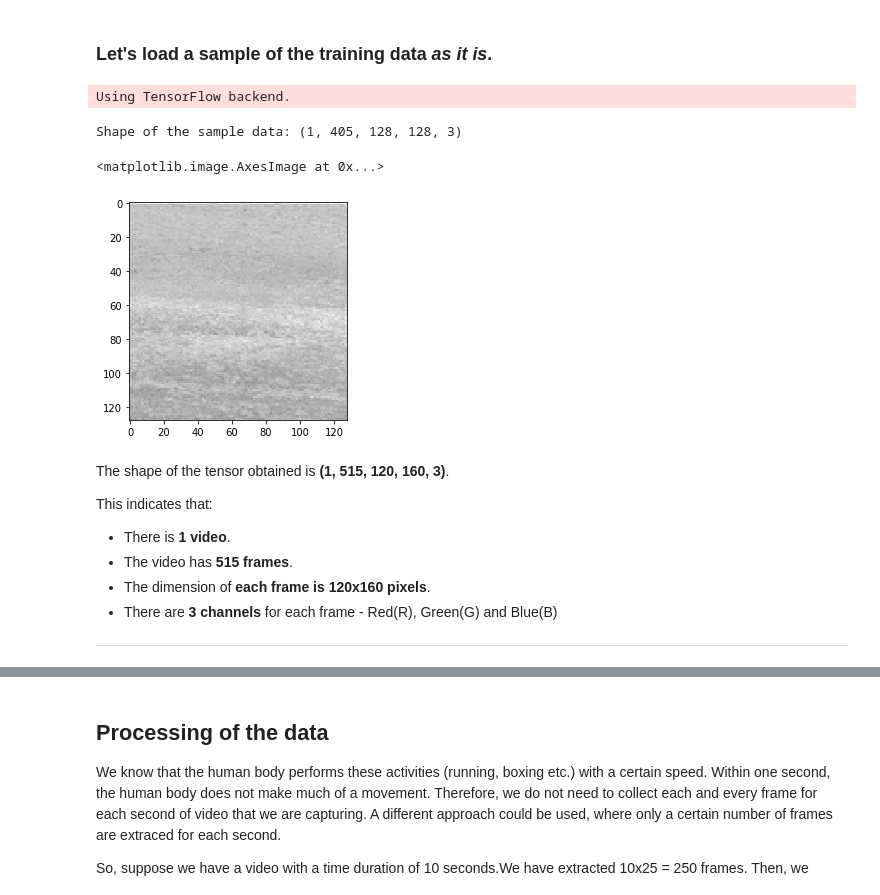
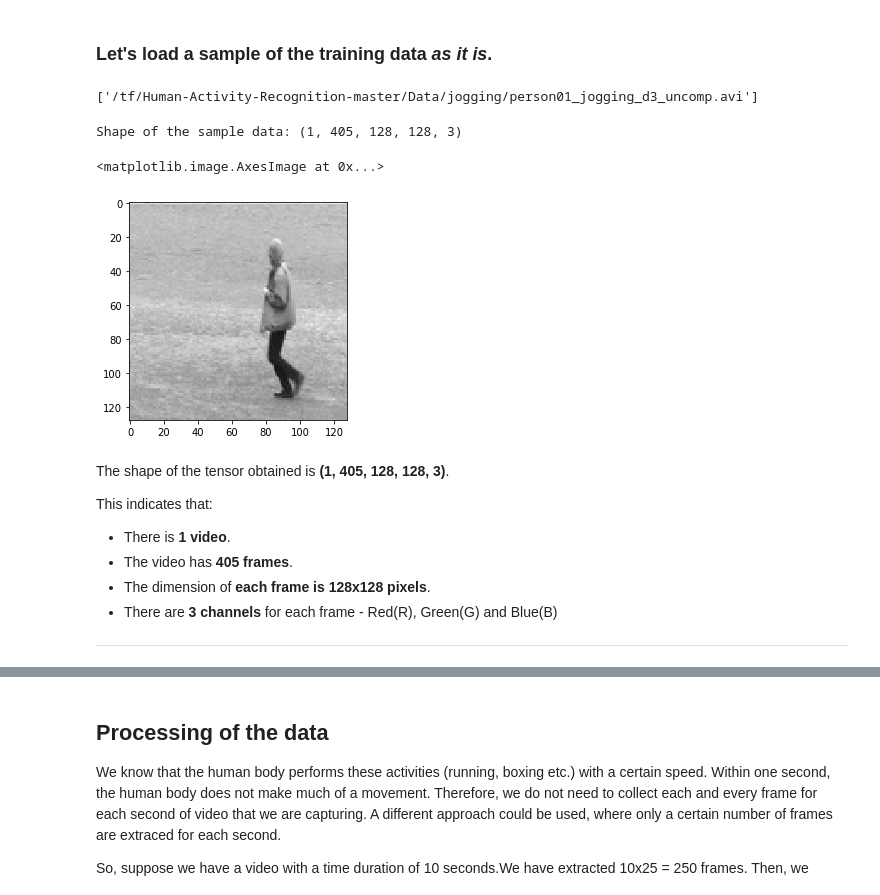
Before and after one commit to HemChandraLive/HighLight_Creation_In_ATM_VideoDataset, a Jupyter notebook: human_activity_recognition.ipynb, the cells around one changed output, grey strips where cells are left out. Saved outputs shown, nothing was run; the diff lists cells and outputs as text; code cells hidden in the pictures.

```diff
--- a/human_activity_recognition.ipynb
+++ b/human_activity_recognition.ipynb
@@ -93,37 +122,32 @@ We will use this to load out training, validation and test data.
 # %% [markdown]
 ### Let's load a sample of the training data *as it is*.
 # %%
-# Imports
-import numpy as np
-import matplotlib.pyplot as plt
-from utils import Videos
-%matplotlib inline
-
 # The path of a sample video in the training data
 sample_files = train_files[:1]
+print(sample_files)
 
 # An object of the class 'Videos'
 reader = Videos(target_size=(128,128), to_gray=False)
 
 # Loading the sample videos, in their original format
 sample = reader.read_videos(sample_files)
 print('\nShape of the sample data:', sample.shape)
 
 # Displaying a frame from the sample video
-plt.imshow(sample[0][300])
+plt.imshow(sample[0][15])
 # %% [output]
-Using TensorFlow backend.
+['/tf/Human-Activity-Recognition-master/Data/jogging/person01_jogging_d3_uncomp.avi']
 Shape of the sample data: (1, 405, 128, 128, 3)
 <matplotlib.image.AxesImage at 0x...>
-[figure, old version]
+[figure, new version]
 # %% [markdown]
-The shape of the tensor obtained is **(1, 515, 120, 160, 3)**.
+The shape of the tensor obtained is **(1, 405, 128, 128, 3)**.
 
 This indicates that:
 
 - There is **1 video**.
-- The video has **515 frames**.
-- The dimension of **each frame is 120x160 pixels**.
+- The video has **405 frames**.
+- The dimension of **each frame is 128x128 pixels**.
 - There are **3 channels** for each frame - Red(R), Green(G) and Blue(B)
 
 ---
```
Also changed, not shown: parts of 15 cells of this notebook, 1 other file.
